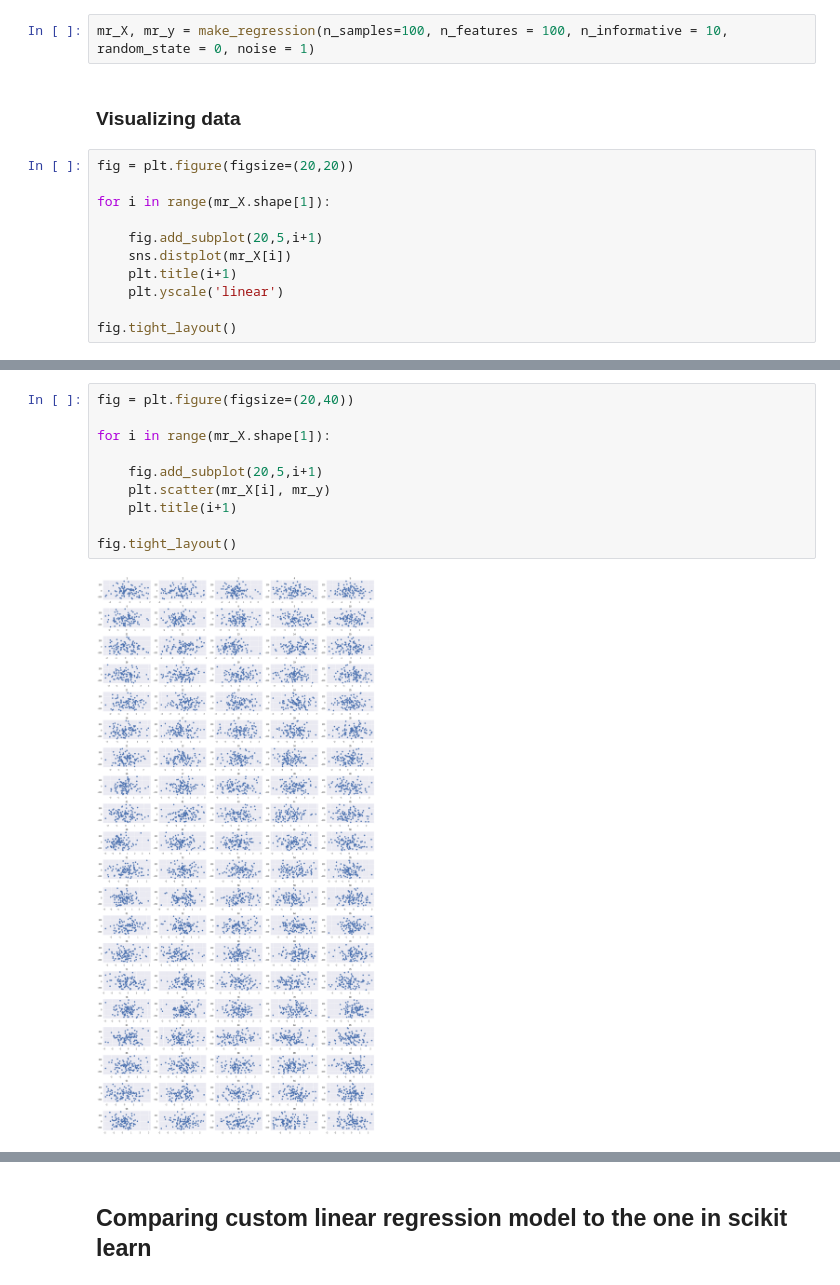
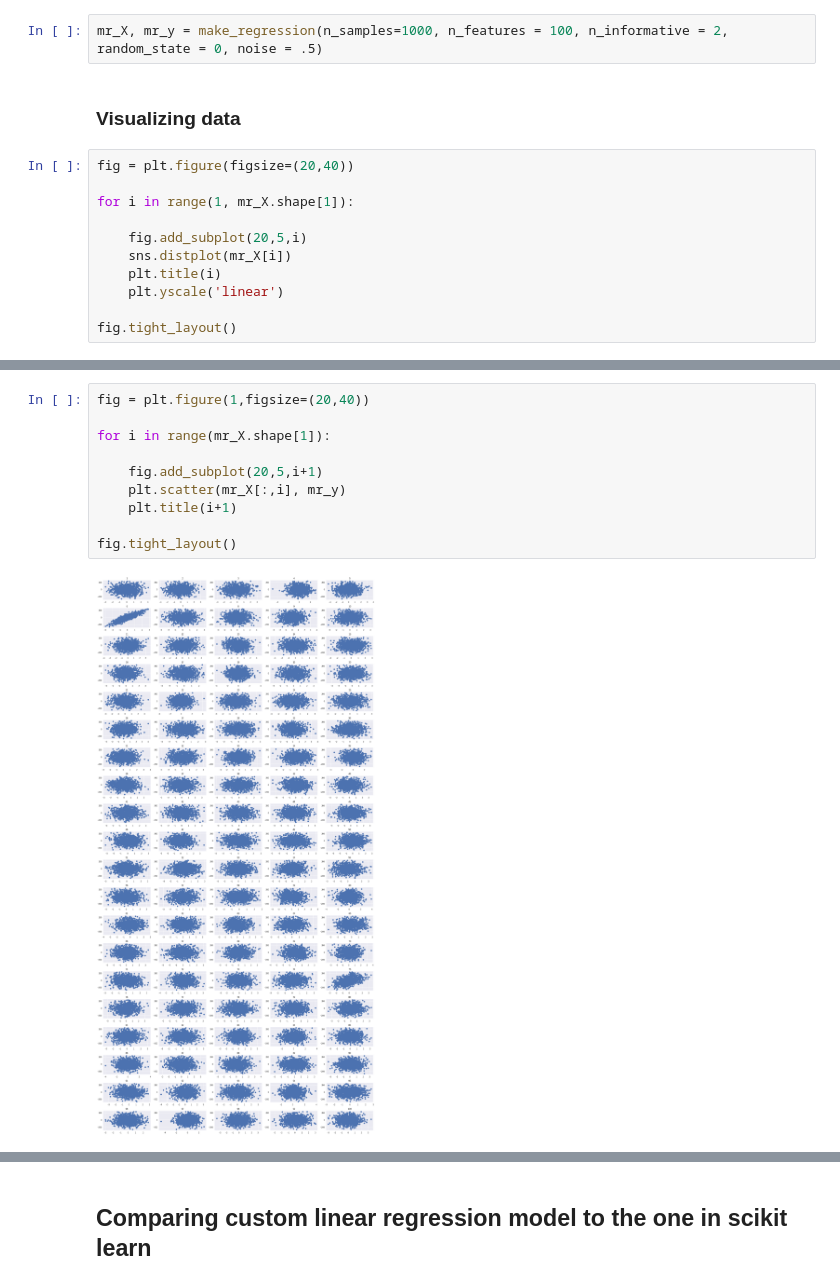
Before and after one commit to jatatman/Cap, a Jupyter notebook: ipynb/Linear_Regression-Make_Regression.ipynb, the cells around one changed output, grey strips where cells are left out. Saved outputs shown, nothing was run; the diff lists cells and outputs as text.

```diff
--- a/ipynb/Linear_Regression-Make_Regression.ipynb
+++ b/ipynb/Linear_Regression-Make_Regression.ipynb
@@ -18,17 +23,17 @@ cd ..
 # %% [markdown]
 ## Using make_regression to create a simple dataset to test the linear regression model on.
 # %%
-mr_X, mr_y = make_regression(n_samples=100, n_features = 100, n_informative = 10, random_state = 0, noise = 1)
+mr_X, mr_y = make_regression(n_samples=1000, n_features = 100, n_informative = 2, random_state = 0, noise = .5)
 # %% [markdown]
 ### Visualizing data
 # %%
-fig = plt.figure(figsize=(20,20))
+fig = plt.figure(figsize=(20,40))
 
-for i in range(mr_X.shape[1]):
+for i in range(1, mr_X.shape[1]):
 
-    fig.add_subplot(20,5,i+1)
+    fig.add_subplot(20,5,i)
     sns.distplot(mr_X[i])
-    plt.title(i+1)
+    plt.title(i)
     plt.yscale('linear')
 
 fig.tight_layout()
@@ -37,12 +65,12 @@ fig.tight_layout()
 # %%
-fig = plt.figure(figsize=(20,40))
+fig = plt.figure(1,figsize=(20,40))
 
 for i in range(mr_X.shape[1]):
 
     fig.add_subplot(20,5,i+1)
-    plt.scatter(mr_X[i], mr_y)
+    plt.scatter(mr_X[:,i], mr_y)
     plt.title(i+1)
 
 fig.tight_layout()
 # %% [output]
-[figure, old version]
+[figure, new version]
```
Also changed, not shown: parts of 18 cells of this notebook, 11 other files.
